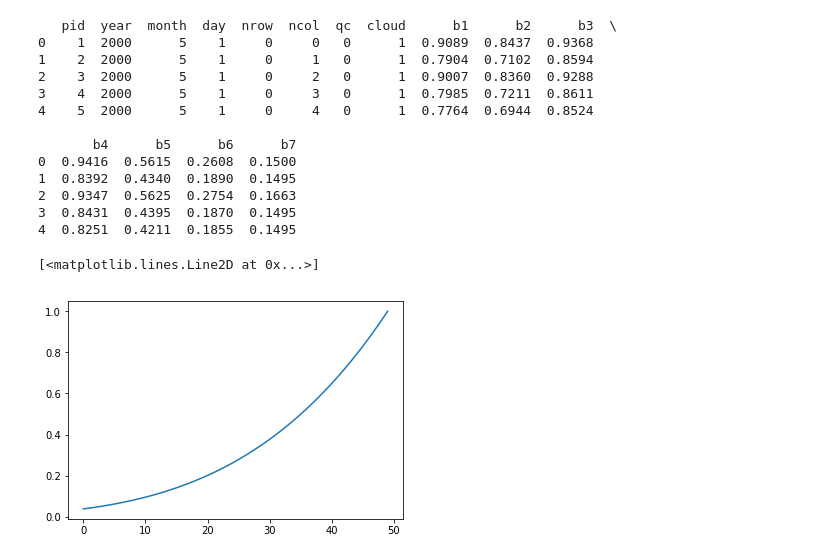
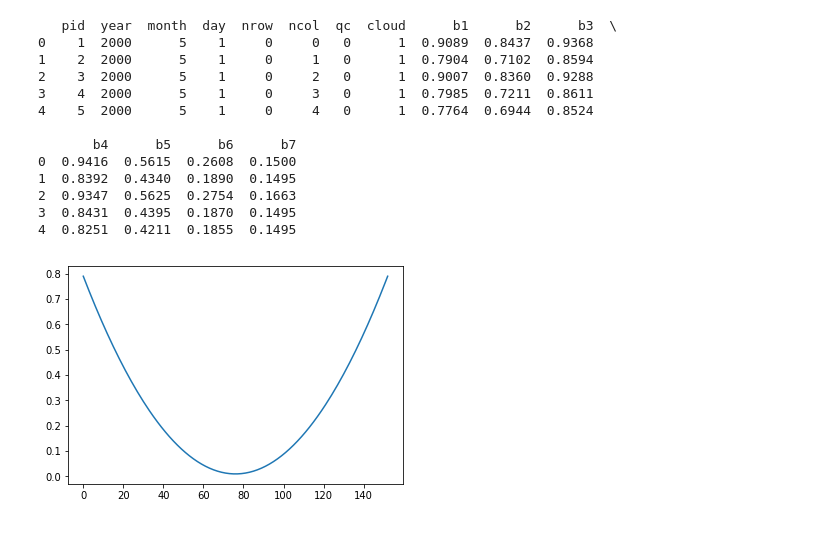
Before and after one commit to mira67/DL4RS, a Jupyter notebook: sandbox/test.ipynb, the cells around one changed output. Drawn from its saved outputs; the diff is of its cells as text; code cells hidden in the pictures.

```diff
--- a/sandbox/test.ipynb
+++ b/sandbox/test.ipynb
@@ -60,10 +60,15 @@ print df.head()
 2  0.9347  0.5625  0.2754  0.1663
 3  0.8431  0.4395  0.1870  0.1495
 4  0.8251  0.4211  0.1855  0.1495
-# %%
-day  =np.linspace(121,274)
-n =
-plt.plot(np.power(day, n)/np.power(274,n))
-# %% [output]
-[<matplotlib.lines.Line2D at 0x...>]
-[figure, removed]
+# %%
+import matplotlib.pyplot as plt
+day  =np.linspace(121,274,274-121) - (121.0+274.0)/2
+n = 2
+#np.power(day, n)/np.power(274,n)
+#y = day**2
+alpha = 10
+beta = 0.01
+plt.plot(alpha*np.power(day, n)/np.power(274,n)+beta)
+plt.show()
+# %% [output]
+[figure, added]
```
Also changed, not shown: parts of 1 cell of this notebook, 7 other files.
